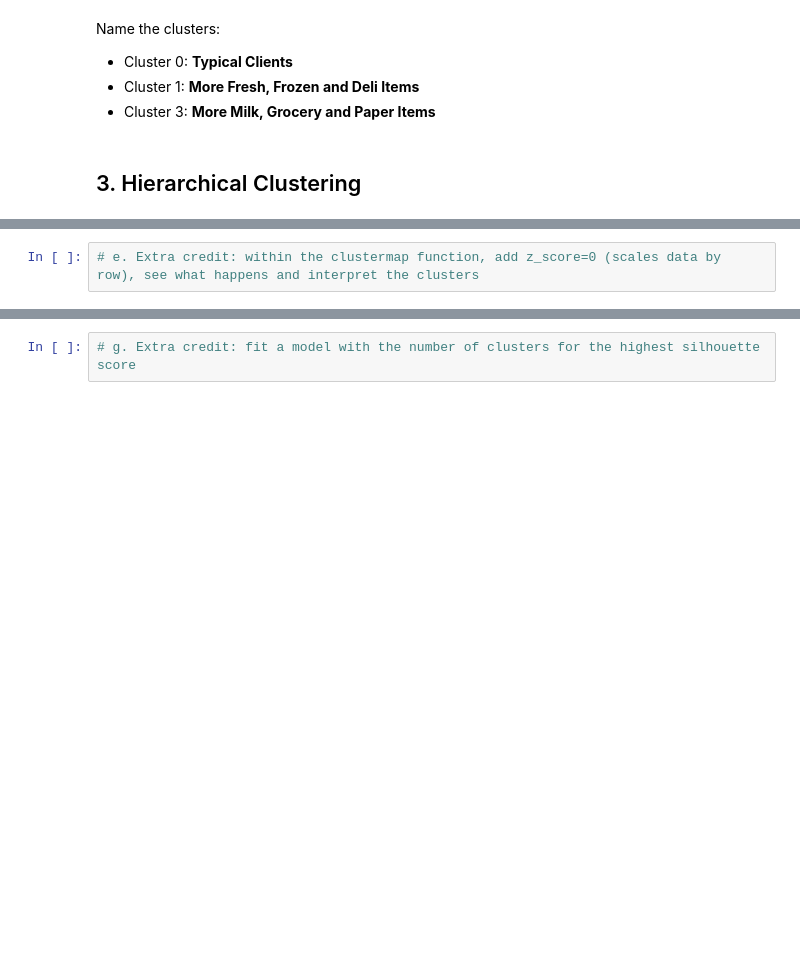
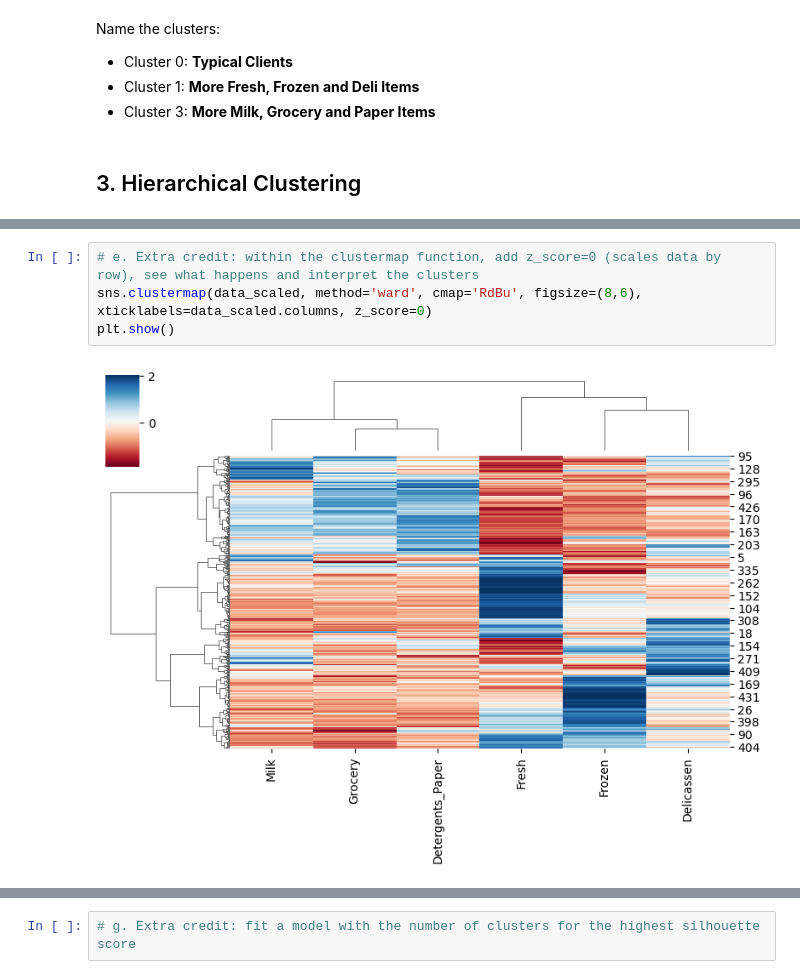
Before and after one commit to Camiloesp/PythonDataScience_UnsupervisedML, a Jupyter notebook: Course Assignment Notebooks/section05_clustering_project.ipynb, the cells around one changed output, grey strips where cells are left out. Cells and saved outputs as stored; diff of their text form; blank space fills up the shorter version.

```diff
--- a/Course Assignment Notebooks/section05_clustering_project.ipynb
+++ b/Course Assignment Notebooks/section05_clustering_project.ipynb
@@ -202,2 +226,6 @@ Name the clusters:
 # %%
 # e. Extra credit: within the clustermap function, add z_score=0 (scales data by row), see what happens and interpret the clusters
+sns.clustermap(data_scaled, method='ward', cmap='RdBu', figsize=(8,6), xticklabels=data_scaled.columns, z_score=0)
+plt.show()
+# %% [output]
+[figure, added]
```
Also changed, not shown: parts of 15 cells of this notebook.
